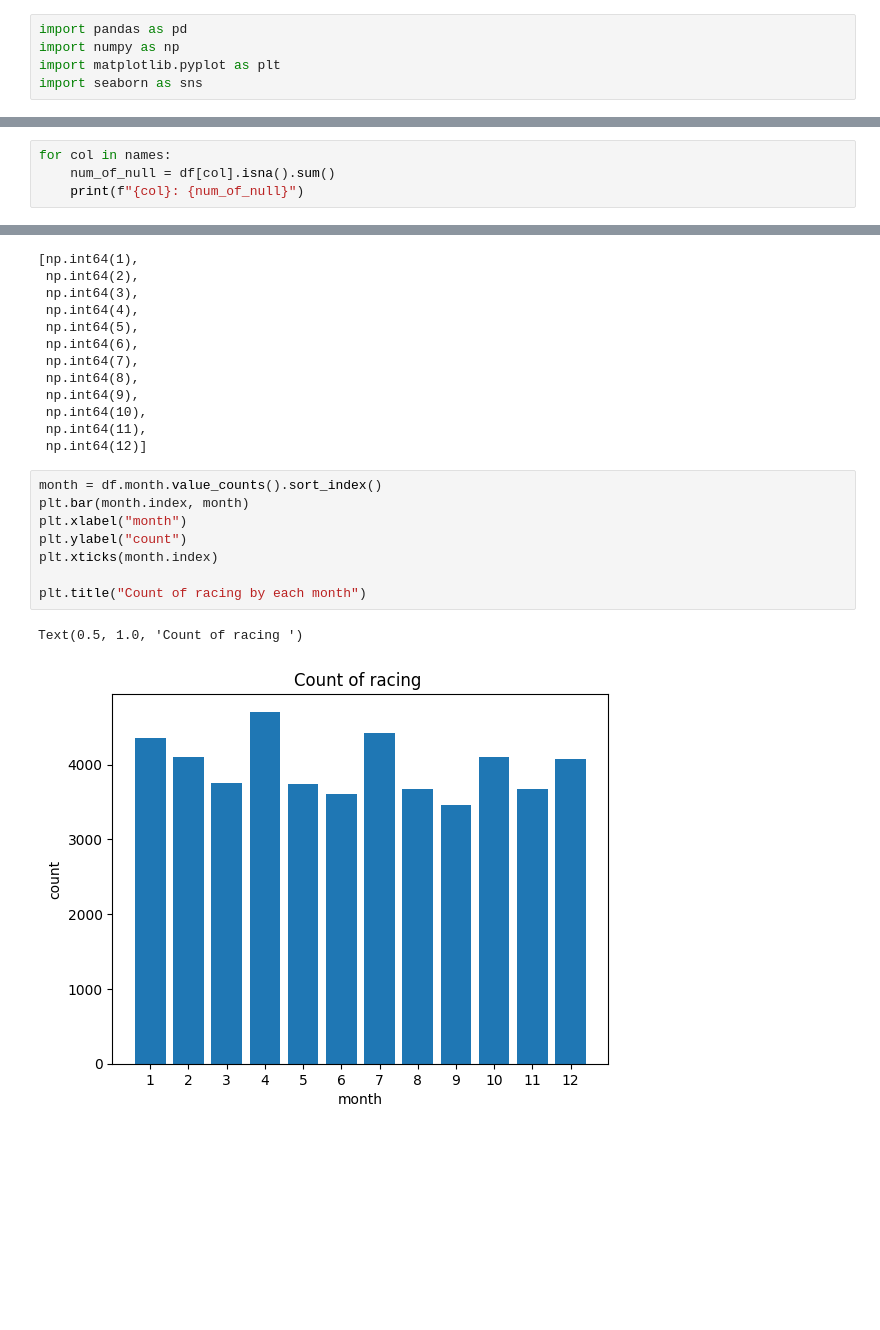
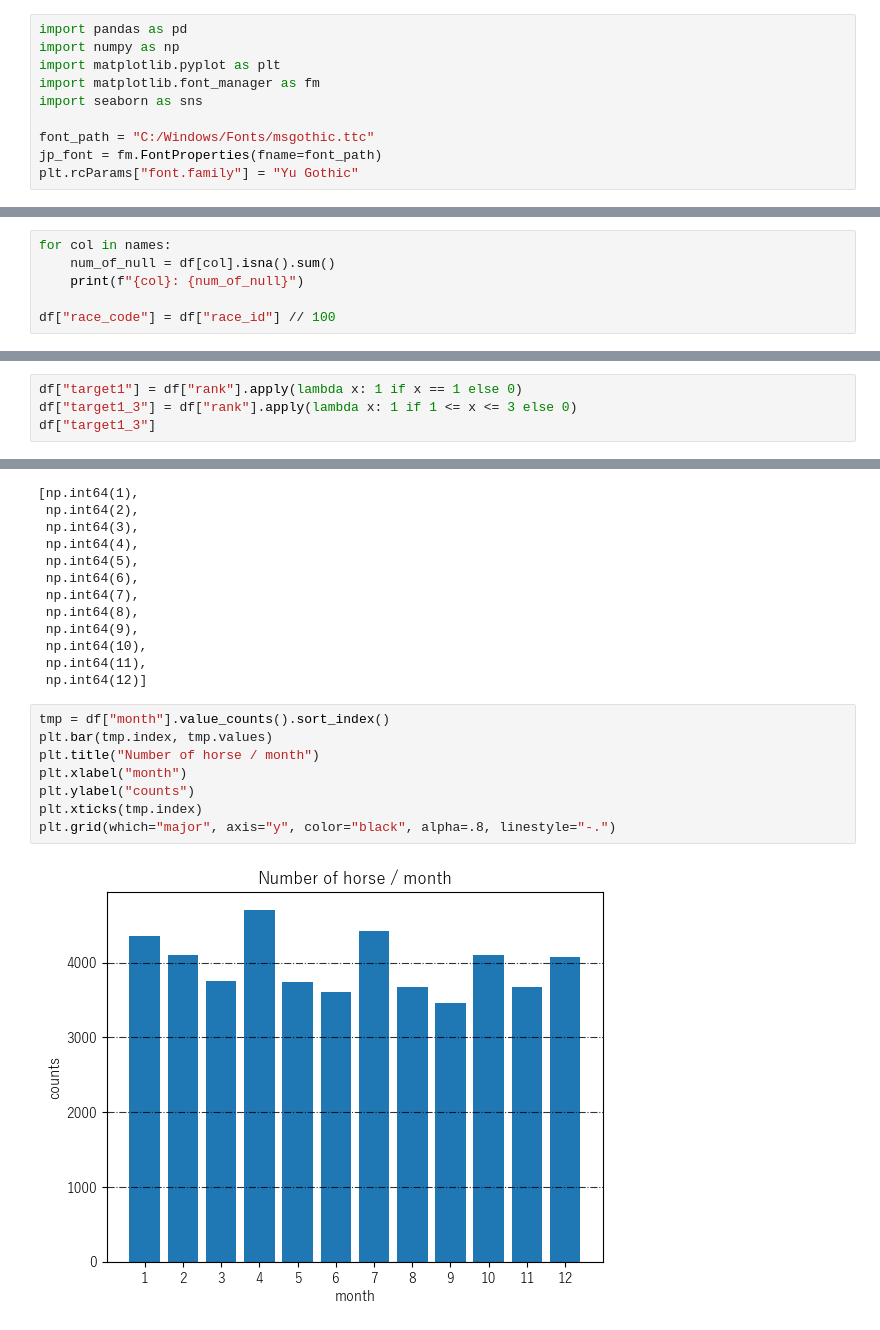
Before and after one commit to NaganagaKen/HORSE_RACING, a Jupyter notebook: horse_race_eda.ipynb, the cells around one changed output, grey strips where cells are left out. Drawn from its saved outputs; the diff is of its cells as text; blank space fills up the shorter version.

```diff
--- a/horse_race_eda.ipynb
+++ b/horse_race_eda.ipynb
@@ -2,7 +2,12 @@
 import pandas as pd
 import numpy as np
 import matplotlib.pyplot as plt
+import matplotlib.font_manager as fm
 import seaborn as sns
+
+font_path = "C:/Windows/Fonts/msgothic.ttc"
+jp_font = fm.FontProperties(fname=font_path)
+plt.rcParams["font.family"] = "Yu Gothic"
 # %%
 names = [
     "race_id",
@@ -100,6 +105,8 @@ memory usage: 17.1+ MB
 for col in names:
     num_of_null = df[col].isna().sum()
     print(f"{col}: {num_of_null}")
+
+df["race_code"] = df["race_id"] // 100
 # %% [output]
 race_id: 0
 year: 0
@@ -118,3 +125,7 @@ error_code: 0
 father: 0
 mother: 0
 id: 0
+# %%
+df["target1"] = df["rank"].apply(lambda x: 1 if x == 1 else 0)
+df["target1_3"] = df["rank"].apply(lambda x: 1 if 1 <= x <= 3 else 0)
+df["target1_3"]
@@ -141,14 +169,13 @@ sorted(df.month.unique())
  np.int64(10),
  np.int64(11),
  np.int64(12)]
-# %%
-month = df.month.value_counts().sort_index()
-plt.bar(month.index, month)
-plt.xlabel("month")
-plt.ylabel("count")
-plt.xticks(month.index)
-
-plt.title("Count of racing by each month")
-# %% [output]
-Text(0.5, 1.0, 'Count of racing ')
-[figure, removed]
+# %%
+tmp = df["month"].value_counts().sort_index()
+plt.bar(tmp.index, tmp.values)
+plt.title("Number of horse / month")
+plt.xlabel("month")
+plt.ylabel("counts")
+plt.xticks(tmp.index)
+plt.grid(which="major", axis="y", color="black", alpha=.8, linestyle="-.")
+# %% [output]
+[figure, added]
```
Also changed, not shown: parts of 148 cells of this notebook, 4 other files.
